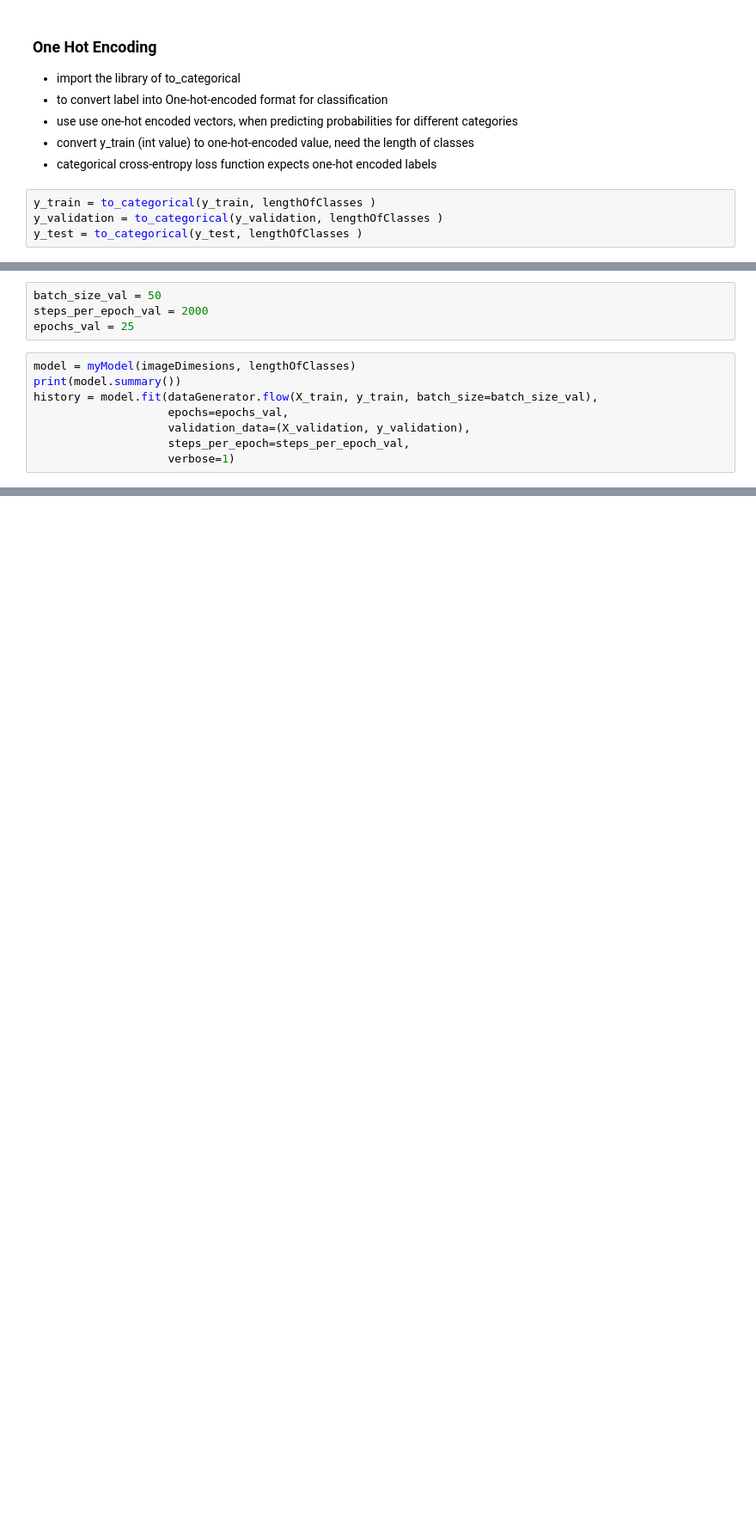
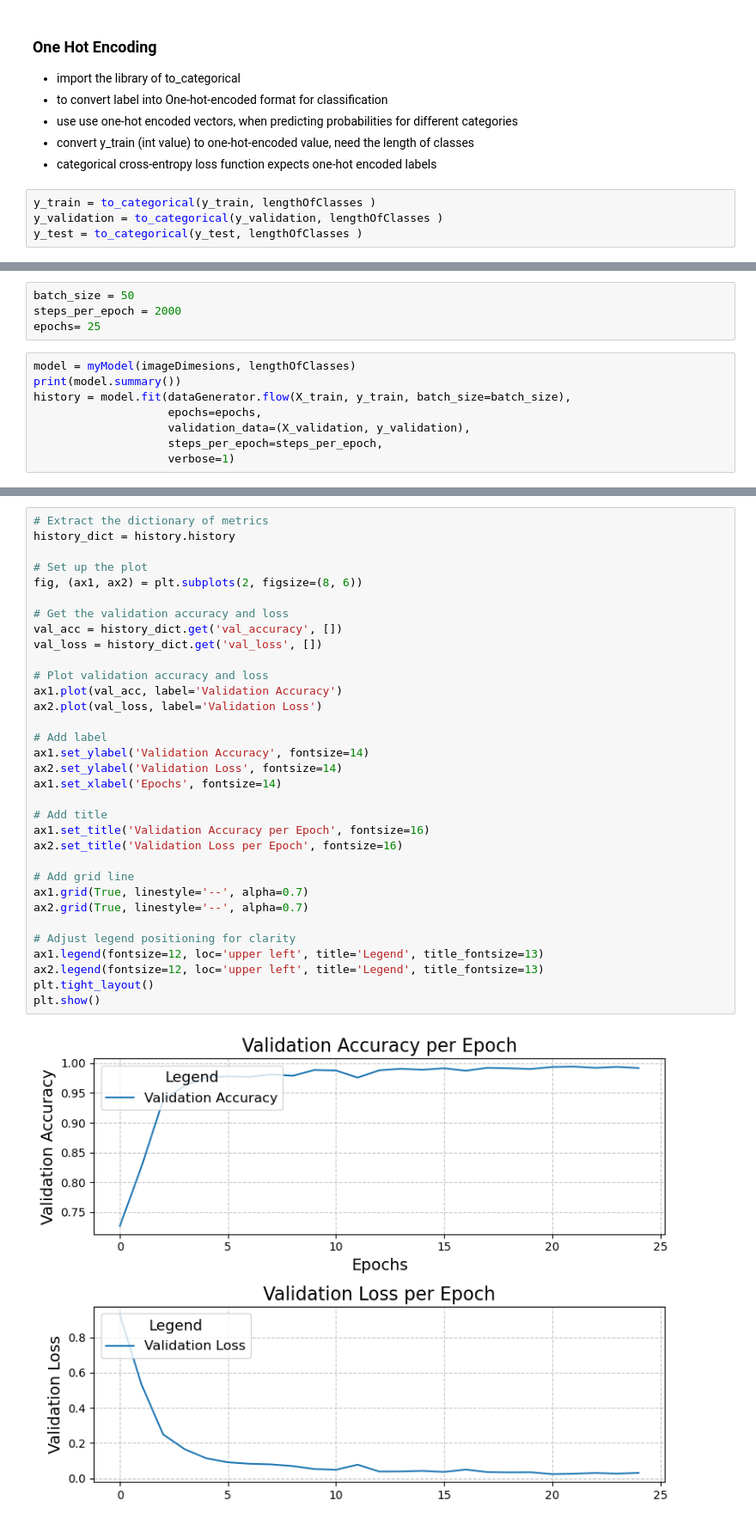
Before and after one commit to AungChan40685540/Traffic_Sign_40685540, a Jupyter notebook: TrafficSign_result.ipynb, the cells around one changed output, grey strips where cells are left out. Shown at 86% size. Cells and saved outputs as stored; diff of their text form; blank space fills up the shorter version.

```diff
--- a/TrafficSign_result.ipynb
+++ b/TrafficSign_result.ipynb
@@ -493,14 +522,14 @@ def myModel(imageDimesions, lengthOfClasses):
 # %%
-batch_size_val = 50
-steps_per_epoch_val = 2000
-epochs_val = 25
+batch_size = 50
+steps_per_epoch = 2000
+epochs= 25
 # %%
 model = myModel(imageDimesions, lengthOfClasses)
 print(model.summary())
-history = model.fit(dataGenerator.flow(X_train, y_train, batch_size=batch_size_val),
-                    epochs=epochs_val,
+history = model.fit(dataGenerator.flow(X_train, y_train, batch_size=batch_size),
+                    epochs=epochs,
                     validation_data=(X_validation, y_validation),
-                    steps_per_epoch=steps_per_epoch_val,
+                    steps_per_epoch=steps_per_epoch,
                     verbose=1)
 # %% [output]
 Model: "sequential"
@@ -556,0 +599,35 @@ Test accuracy: 0.9933907985687256
+# %%
+# Extract the dictionary of metrics
+history_dict = history.history
+
+# Set up the plot
+fig, (ax1, ax2) = plt.subplots(2, figsize=(8, 6))
+
+# Get the validation accuracy and loss
+val_acc = history_dict.get('val_accuracy', [])
+val_loss = history_dict.get('val_loss', [])
+
+# Plot validation accuracy and loss
+ax1.plot(val_acc, label='Validation Accuracy')
+ax2.plot(val_loss, label='Validation Loss')
+
+# Add label
+ax1.set_ylabel('Validation Accuracy', fontsize=14)
+ax2.set_ylabel('Validation Loss', fontsize=14)
+ax1.set_xlabel('Epochs', fontsize=14)
+
+# Add title
+ax1.set_title('Validation Accuracy per Epoch', fontsize=16)
+ax2.set_title('Validation Loss per Epoch', fontsize=16)
+
+# Add grid line
+ax1.grid(True, linestyle='--', alpha=0.7)
+ax2.grid(True, linestyle='--', alpha=0.7)
+
+# Adjust legend positioning for clarity
+ax1.legend(fontsize=12, loc='upper left', title='Legend', title_fontsize=13)
+ax2.legend(fontsize=12, loc='upper left', title='Legend', title_fontsize=13)
+plt.tight_layout()
+plt.show()
+# %% [output]
+[figure, added]
```
Also changed, not shown: parts of 13 cells of this notebook, 19 other files.
